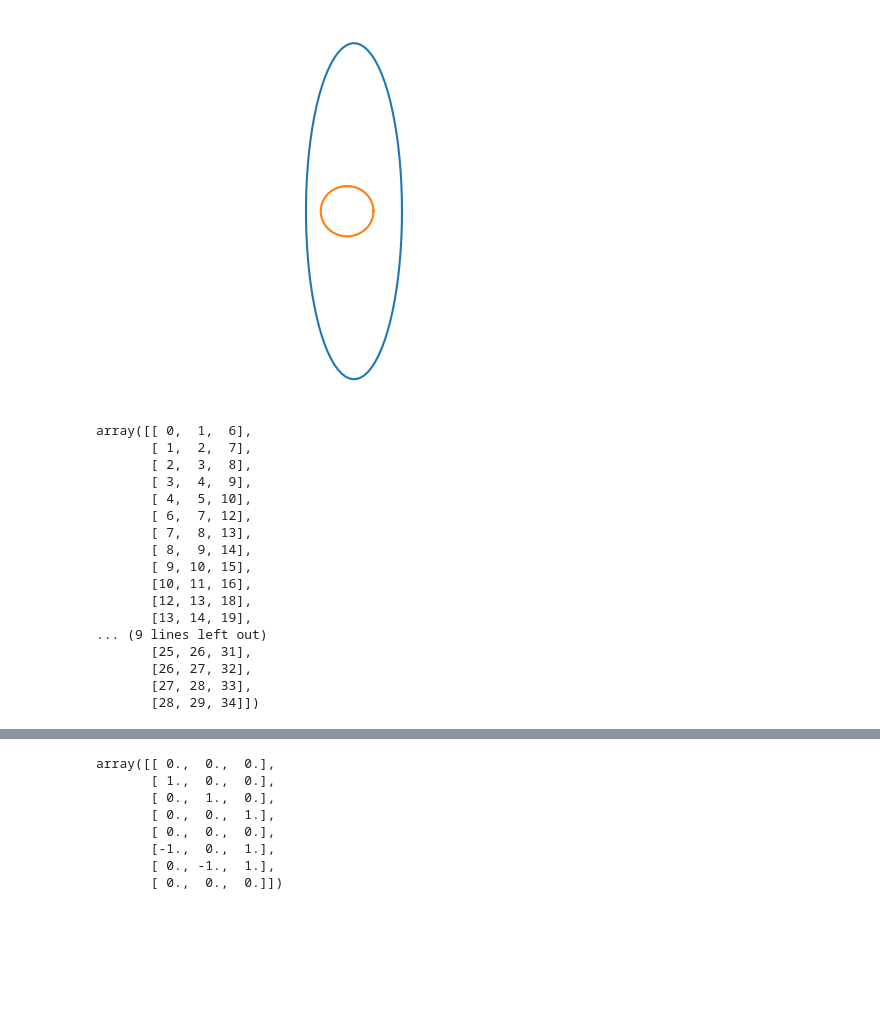
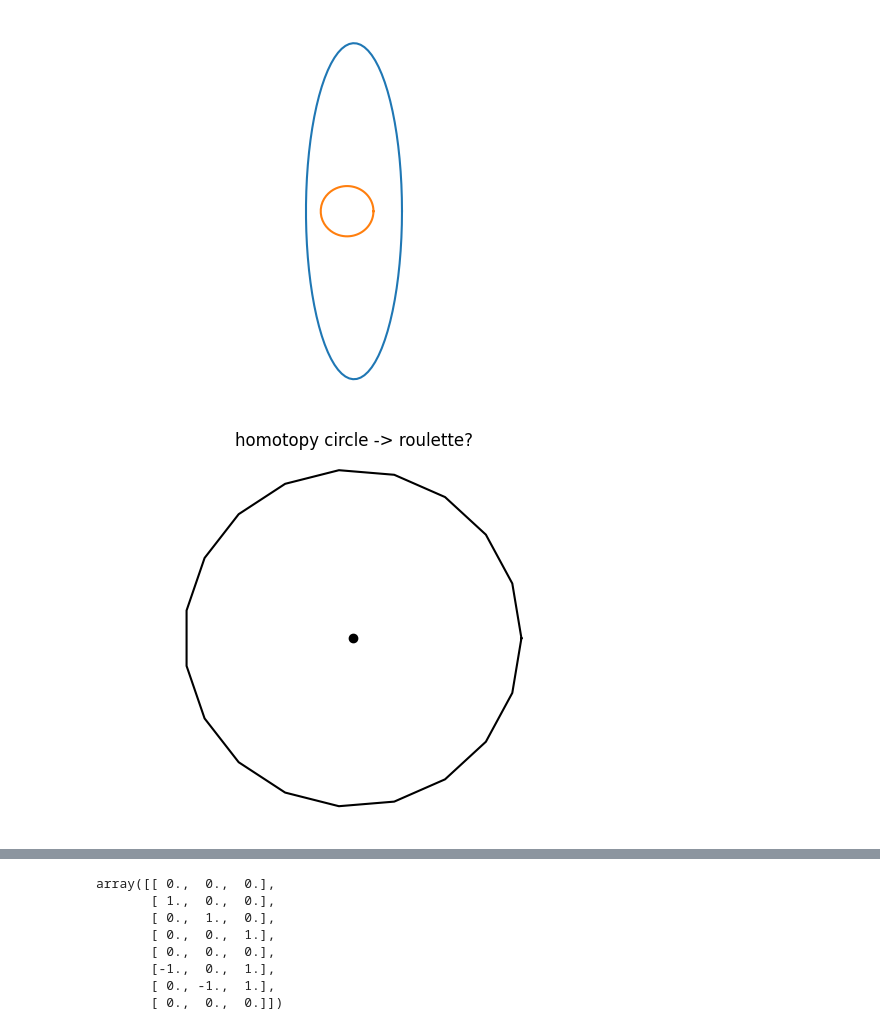
Before and after one commit to macbuse/ALG_TOP, a Jupyter notebook: homotopies.ipynb, the cells around one changed output, grey strips where cells are left out. Drawn from its saved outputs; the diff is of its cells as text; code cells hidden in the pictures; blank space fills up the shorter version.

```diff
--- a/homotopies.ipynb
+++ b/homotopies.ipynb
@@ -193,47 +193,25 @@ plt.plot(W.real,W.imag);
 plt.plot(RL.real,RL.imag);
 # %% [output]
 [figure]
-# %%
-import numpy as np
-from scipy.spatial import Delaunay
-
-turns = 1
-xw, yw = turns*6,5
-
-u = np.linspace(0, turns*2*np.pi, xw)
-v = np.linspace(1,2,yw)
-u,v = np.meshgrid(u,v)
-u = u.flatten()
-v = v.flatten()
-
-x = v*np.cos(u)
-y = v*np.sin(u)
-z = u
-
-points2D = np.vstack([u,v]).T
-tri = Delaunay(points2D)
-simplices = tri.simplices
-
-np.vstack([ np.array(list(zip(range(xw),
-                  range(xw)[1:],
-                  range(xw,2*xw)))) + k*xw for k in range(yw) ])
-# %% [output]
-array([[ 0,  1,  6],
-       [ 1,  2,  7],
-       [ 2,  3,  8],
-       [ 3,  4,  9],
-       [ 4,  5, 10],
-       [ 6,  7, 12],
-       [ 7,  8, 13],
-       [ 8,  9, 14],
-       [ 9, 10, 15],
-       [10, 11, 16],
-       [12, 13, 18],
-       [13, 14, 19],
-... (9 lines left out)
-       [25, 26, 31],
-       [26, 27, 32],
-       [27, 28, 33],
-       [28, 29, 34]])
+# %%
+plt.axis('equal')
+plt.axis('off')
+plt.title('homotopy circle -> roulette?')
+
+
+turn = 6
+T = np.linspace(0,1,20*turns )
+Z = np.exp(2*np.pi*1J*T)
+R
+
+
+
+plt.plot(Z.real,Z.imag,'k');
+
+plt.plot([0],[0],'ko');
+
+plt.savefig(f'curve_degree.png')
+# %% [output]
+[figure, added]
 # %%
 
```
Also changed, not shown: parts of 1 cell of this notebook, 16 other files.
